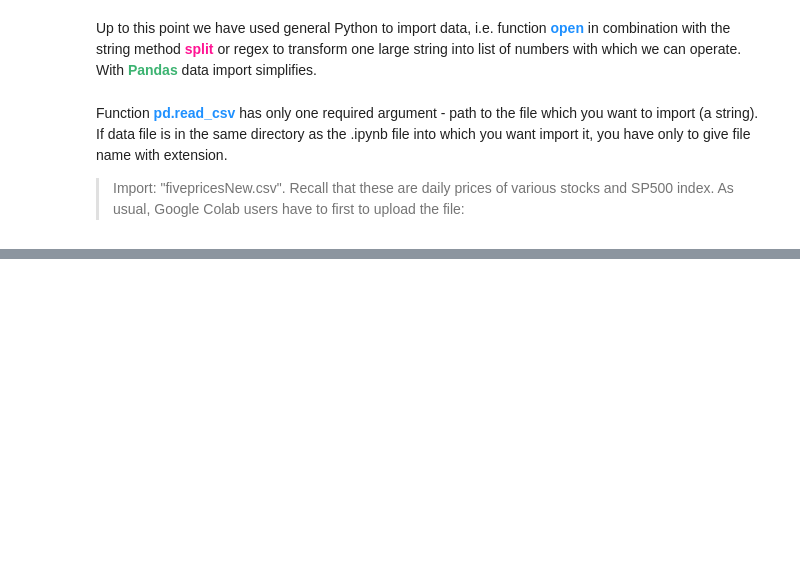
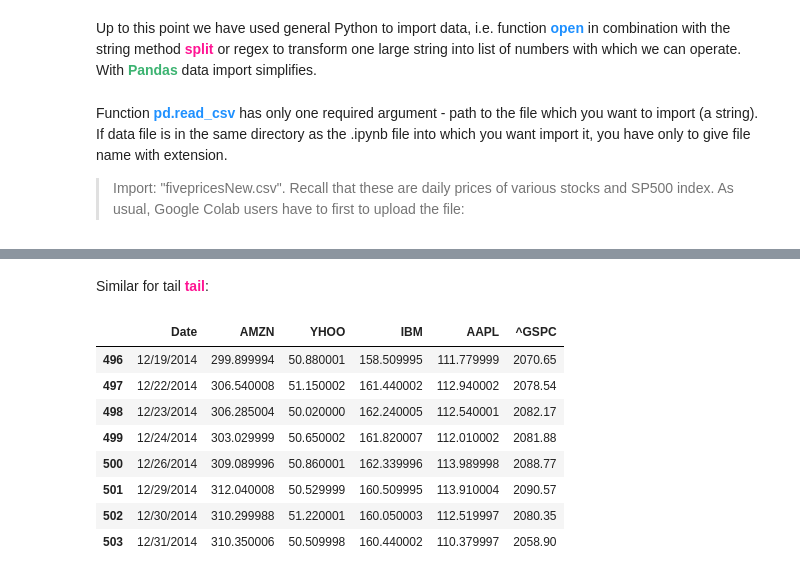
Before and after one commit to raketic-ognjen/Bootcamp_Lesson_8_Introduction-to-Pandas, a Jupyter notebook: bootcamp-lesson-8-introduction-to-pandas.ipynb, the cells around one changed output, grey strips where cells are left out. Drawn from its saved outputs; the diff is of its cells as text; code cells hidden in the pictures; blank space fills up the shorter version.

```diff
--- a/bootcamp-lesson-8-introduction-to-pandas.ipynb
+++ b/bootcamp-lesson-8-introduction-to-pandas.ipynb
@@ -91,0 +147,14 @@ Function <font color='DodgerBlue'><b>pd.read_csv</b></font> has only one require
+# %% [markdown]
+Similar for tail <font color='DeepPink'><b>tail</b></font>:
+# %%
+df1.tail(8)
+# %% [output]
+|  | Date | AMZN | YHOO | IBM | AAPL | ^GSPC |
+| 496 | 12/19/2014 | 299.899994 | 50.880001 | 158.509995 | 111.779999 | 2070.65 |
+| 497 | 12/22/2014 | 306.540008 | 51.150002 | 161.440002 | 112.940002 | 2078.54 |
+| 498 | 12/23/2014 | 306.285004 | 50.020000 | 162.240005 | 112.540001 | 2082.17 |
+| 499 | 12/24/2014 | 303.029999 | 50.650002 | 161.820007 | 112.010002 | 2081.88 |
+| 500 | 12/26/2014 | 309.089996 | 50.860001 | 162.339996 | 113.989998 | 2088.77 |
+| 501 | 12/29/2014 | 312.040008 | 50.529999 | 160.509995 | 113.910004 | 2090.57 |
+| 502 | 12/30/2014 | 310.299988 | 51.220001 | 160.050003 | 112.519997 | 2080.35 |
+| 503 | 12/31/2014 | 310.350006 | 50.509998 | 160.440002 | 110.379997 | 2058.90 |
```
Also changed, not shown: parts of 18 cells of this notebook.
